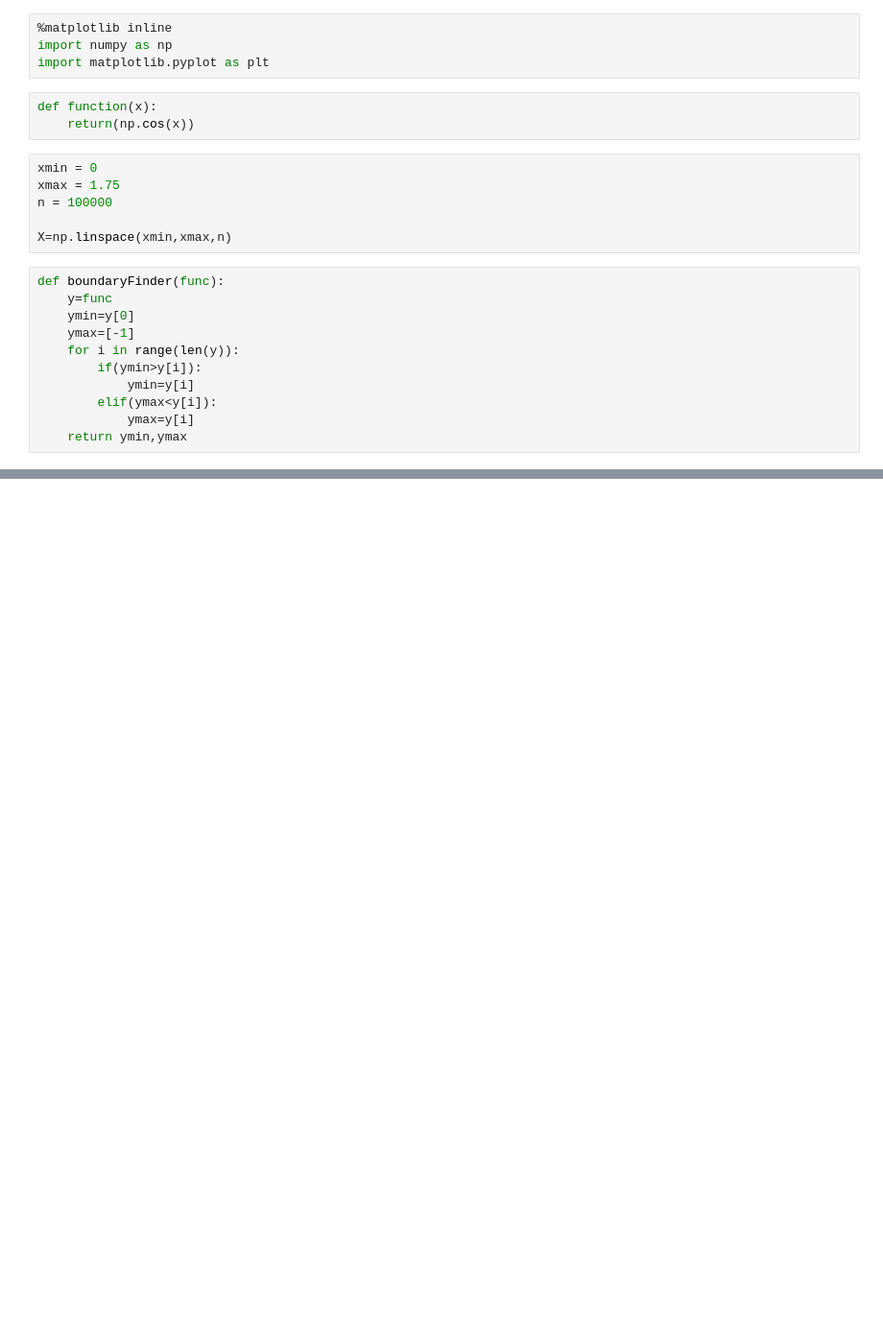
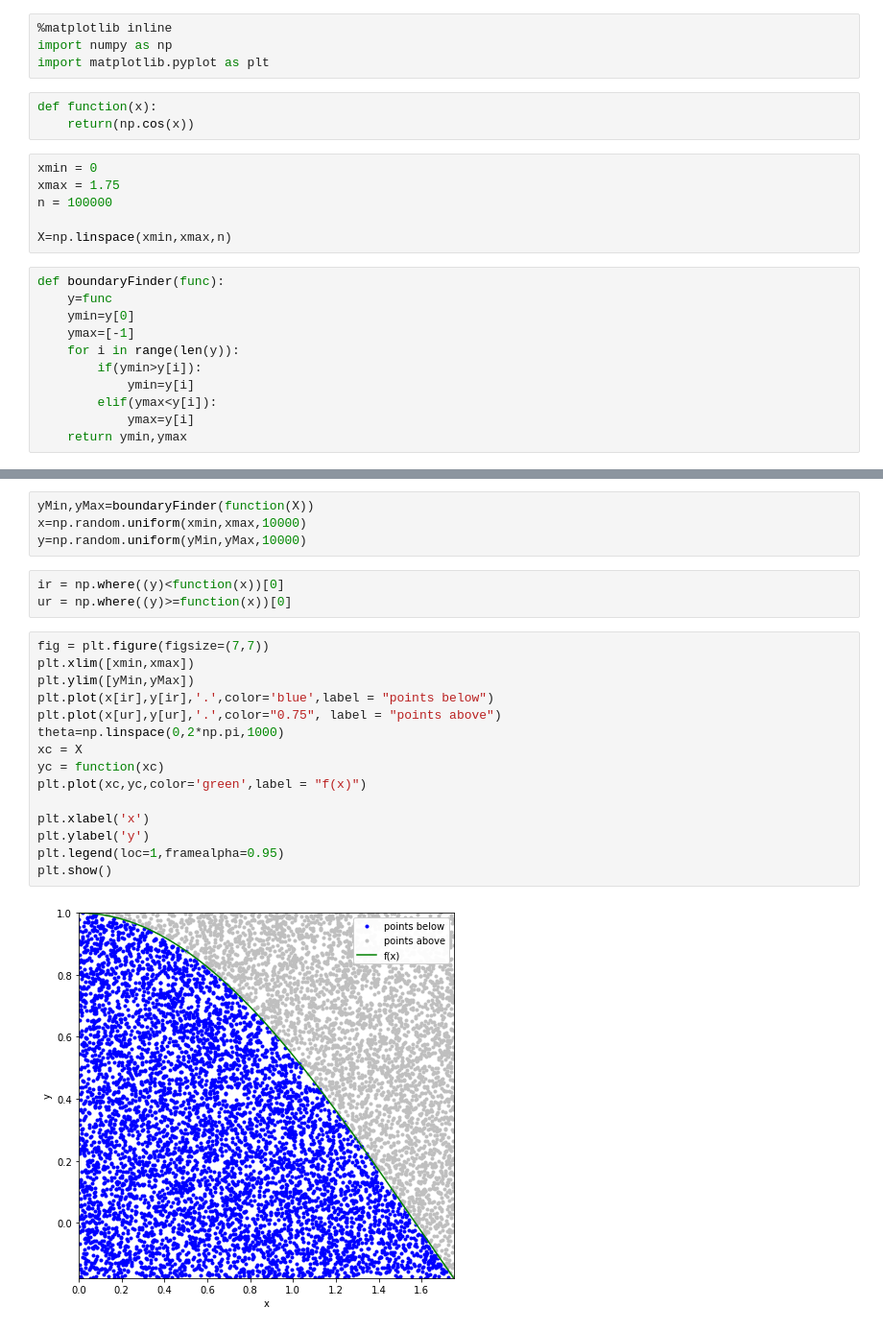
Before and after one commit to bengrenier/Group_N, a Jupyter notebook: monte_2.ipynb, the cells around one changed output, grey strips where cells are left out. Shown at 96% size. Drawn from its saved outputs; the diff is of its cells as text; blank space fills up the shorter version.

```diff
--- a/monte_2.ipynb
+++ b/monte_2.ipynb
@@ -56,0 +57,24 @@ error =  0.026978625024718594
+# %%
+yMin,yMax=boundaryFinder(function(X))
+x=np.random.uniform(xmin,xmax,10000)
+y=np.random.uniform(yMin,yMax,10000)
+# %%
+ir = np.where((y)<function(x))[0]
+ur = np.where((y)>=function(x))[0]
+# %%
+fig = plt.figure(figsize=(7,7))
+plt.xlim([xmin,xmax])
+plt.ylim([yMin,yMax])
+plt.plot(x[ir],y[ir],'.',color='blue',label = "points below")
+plt.plot(x[ur],y[ur],'.',color="0.75", label = "points above")
+theta=np.linspace(0,2*np.pi,1000)
+xc = X
+yc = function(xc)
+plt.plot(xc,yc,color='green',label = "f(x)")
+
+plt.xlabel('x')
+plt.ylabel('y')
+plt.legend(loc=1,framealpha=0.95)
+plt.show()
+# %% [output]
+[figure, added]
```
Also changed, not shown: parts of 3 cells of this notebook.
